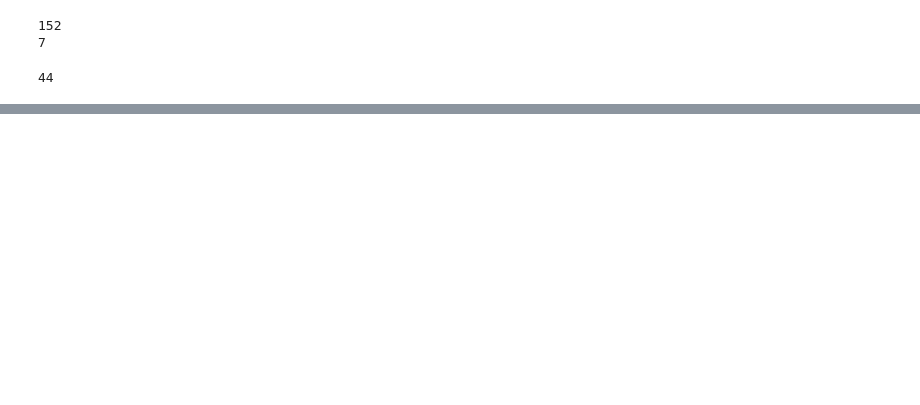
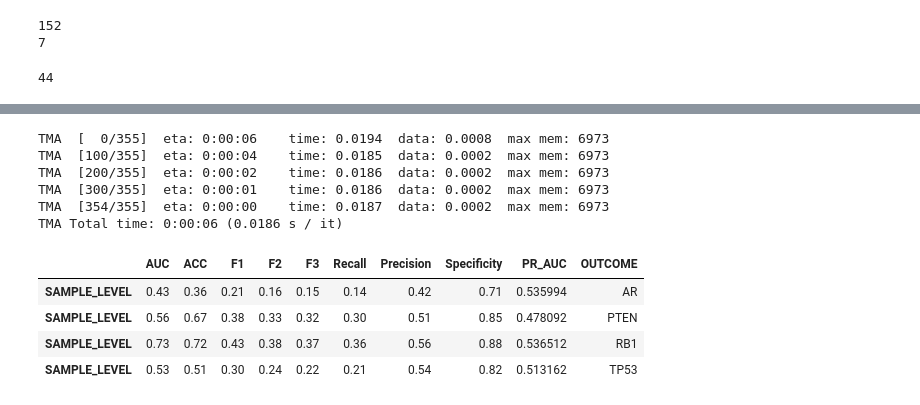
Before and after one commit to lucasliu0928/Path_CancerDetect, a Jupyter notebook: cancer_detection_final/practice_7_train_dynamic_tiles_ACMIL_AddReg_working-Copy1.ipynb, the cells around one changed output, grey strips where cells are left out. Cells and saved outputs as stored; diff of their text form; code cells hidden in the pictures; blank space fills up the shorter version.

Commit message:
add acmil Multi tasking

```diff
--- a/cancer_detection_final/practice_7_train_dynamic_tiles_ACMIL_AddReg_working-Copy1.ipynb
+++ b/cancer_detection_final/practice_7_train_dynamic_tiles_ACMIL_AddReg_working-Copy1.ipynb
@@ -688,11 +760,11 @@ optimizer0 = torch.optim.AdamW(filter(lambda p: p.requires_grad, model.parameter
 best_state = {'epoch':-1, 'val_acc':0, 'val_auc':0, 'val_f1':0, 'test_acc':0, 'test_auc':0, 'test_f1':0}
 train_epoch = conf.train_epoch
 for epoch in range(train_epoch):
-    train_one_epoch(model, criterion, train_loader, optimizer0, device, epoch, conf, selected_label_index)
+    train_one_epoch_multitask(model, criterion, train_loader, optimizer0, device, epoch, conf)
 
 
-    val_auc, val_acc, val_f1, val_loss = evaluate(model, criterion, val_loader, device, conf, 'Val', selected_label_index)
-    test_auc, test_acc, test_f1, test_loss = evaluate(model, criterion, test_loader, device, conf, 'Test', selected_label_index)
+    val_auc, val_acc, val_f1, val_loss = evaluate_multitask(model, criterion, val_loader, device, conf, 'Val')
+    test_auc, test_acc, test_f1, test_loss = evaluate_multitask(model, criterion, test_loader, device, conf, 'Test')
 
     if conf.wandb_mode != 'disabled':
         wandb.log({'perf/val_acc1': val_acc}, commit=False)
@@ -923,0 +841,25 @@ SAMPLE_LEVEL  0.576849      AR
+# %%
+y_pred_tasks_test, y_predprob_task_test, y_true_task_test = predict(model, criterion, tma_loader, device, conf, 'TMA')
+pred_df_list = []
+perf_df_list = []
+for i in range(conf.n_task):
+    if i not in [1,5,6]:
+        pred_df, perf_df = get_performance(y_predprob_task_test[i], y_true_task_test[i], tma_ids, ALL_LABELS[i])
+        pred_df_list.append(pred_df)
+        perf_df_list.append(perf_df)
+
+all_perd_df = pd.concat(pred_df_list)
+all_perf_df = pd.concat(perf_df_list)
+all_perf_df
+# %% [output]
+TMA  [  0/355]  eta: 0:00:06    time: 0.0194  data: 0.0008  max mem: 6973
+TMA  [100/355]  eta: 0:00:04    time: 0.0185  data: 0.0002  max mem: 6973
+TMA  [200/355]  eta: 0:00:02    time: 0.0186  data: 0.0002  max mem: 6973
+TMA  [300/355]  eta: 0:00:01    time: 0.0186  data: 0.0002  max mem: 6973
+TMA  [354/355]  eta: 0:00:00    time: 0.0187  data: 0.0002  max mem: 6973
+TMA Total time: 0:00:06 (0.0186 s / it)
+|  | AUC | ACC | F1 | F2 | F3 | Recall | Precision | Specificity | PR_AUC | OUTCOME |
+| SAMPLE_LEVEL | 0.43 | 0.36 | 0.21 | 0.16 | 0.15 | 0.14 | 0.42 | 0.71 | 0.535994 | AR |
+| SAMPLE_LEVEL | 0.56 | 0.67 | 0.38 | 0.33 | 0.32 | 0.30 | 0.51 | 0.85 | 0.478092 | PTEN |
+| SAMPLE_LEVEL | 0.73 | 0.72 | 0.43 | 0.38 | 0.37 | 0.36 | 0.56 | 0.88 | 0.536512 | RB1 |
+| SAMPLE_LEVEL | 0.53 | 0.51 | 0.30 | 0.24 | 0.22 | 0.21 | 0.54 | 0.82 | 0.513162 | TP53 |
```
Also changed, not shown: parts of 17 cells of this notebook, 1 other file.
